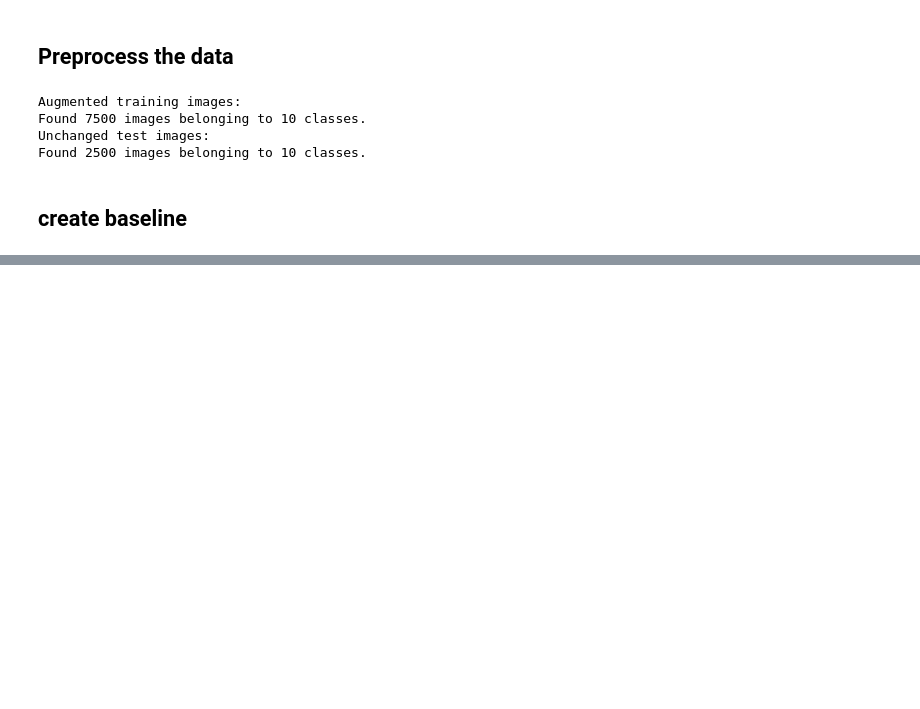
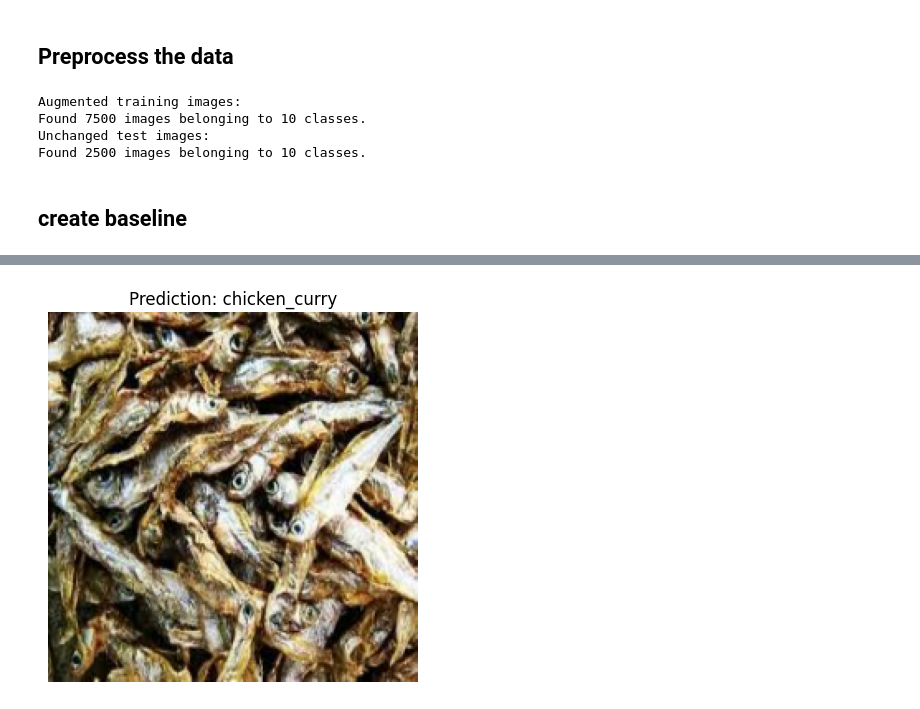
Before and after one commit to wayneotemah/Learing-TensorFlow, a Jupyter notebook: multiclass_CNN.ipynb, the cells around one changed output, grey strips where cells are left out. Drawn from its saved outputs; the diff is of its cells as text; code cells hidden in the pictures; blank space fills up the shorter version.

```diff
--- a/multiclass_CNN.ipynb
+++ b/multiclass_CNN.ipynb
@@ -249,0 +326,3 @@ _________________________________________________________________
+# %%
+pred_and_plot(model_1,"image5",class_names)
+# %% [output]
@@ -249,0 +330 @@ _________________________________________________________________
+[figure, added]
```
Also changed, not shown: parts of 17 cells of this notebook.
